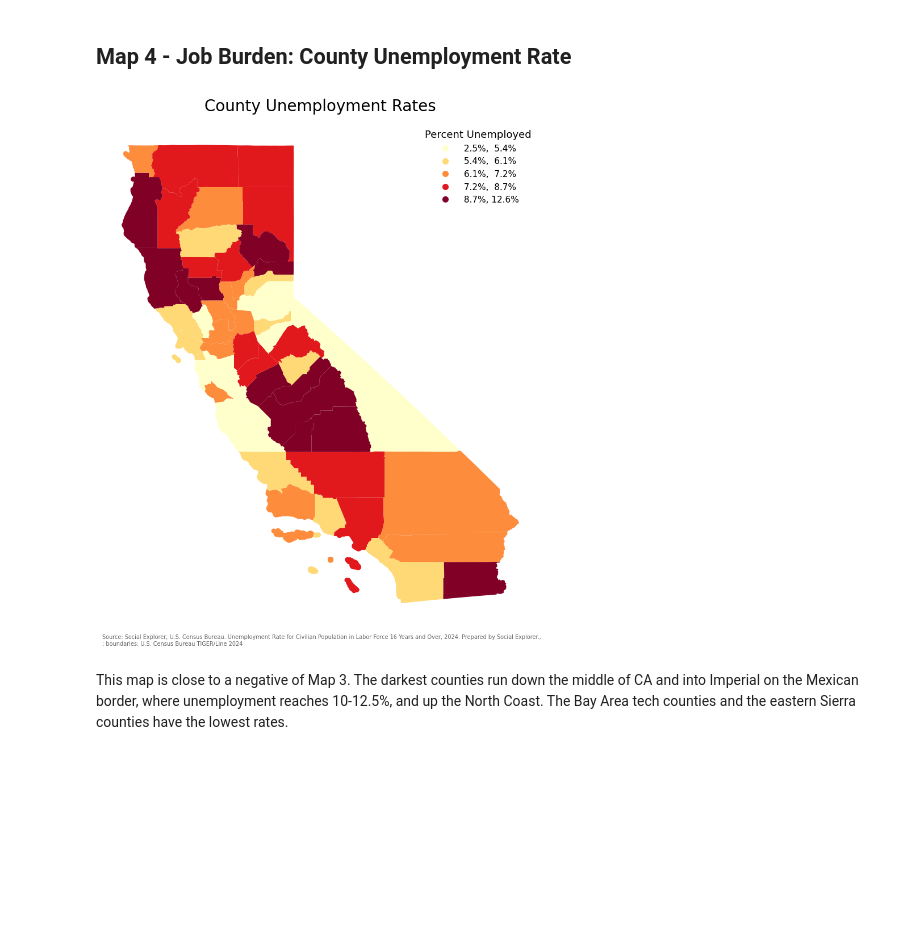
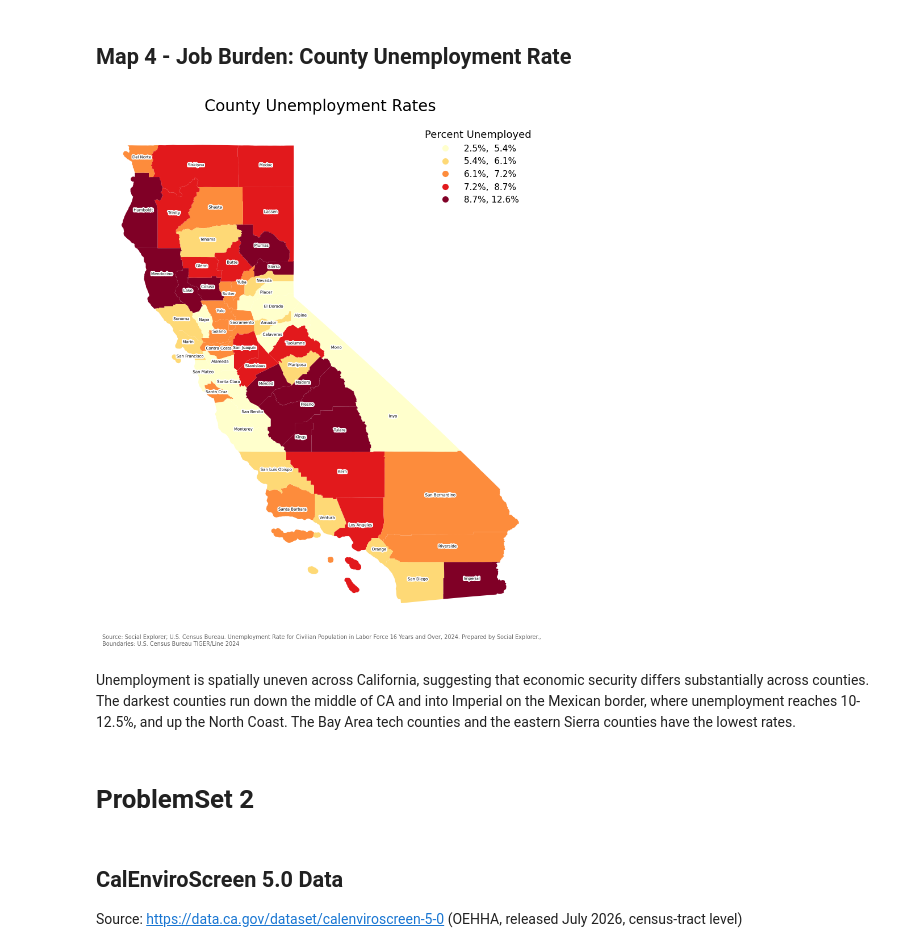
Before and after one commit to HowardChen0211/gisPy, a Jupyter notebook: ProblemSets_map.ipynb, the cells around one changed output. Saved outputs shown, nothing was run; the diff lists cells and outputs as text; code cells hidden in the pictures; blank space fills up the shorter version.

```diff
--- a/ProblemSets_map.ipynb
+++ b/ProblemSets_map.ipynb
@@ -626,13 +627,21 @@ gdf.plot(
                   'markerscale': 0.8, 'frameon': False, 'fontsize': 11, "title_fontsize": 13, 'edgecolor':"black"}
 )
 
+## labels
+from matplotlib.patheffects import withStroke
+# Get centroids of the polygon geometries to place the labels
+centroids = gdf.geometry.centroid
+for x, y, label in zip(centroids.x, centroids.y, gdf.NAME):
+    ax.annotate(label, xy=(x, y), horizontalalignment='center',
+    fontsize=5, color='black', #fontweight='bold',
+    path_effects=[withStroke(linewidth=3,foreground='white')]) #ytext=(3, 3), textcoords="offset points",
+
+
 ax.set_title("Price to Income Ratio",
              fontsize=20, pad=14)
-
-
 fig.text(0.01, 0.02,
-         'Source: U.S. Census Bureau, ACS 2020–2024 5-Year Estimates via Social Explorer; '
-         '\n boundaries: U.S. Census Bureau TIGER/Line 2023 via California Open Data Portal',
+         'Source: U.S. Census Bureau, ACS 2020–2024 5-Year Estimates via Social Explorer;'
+         '\nBoundaries: U.S. Census Bureau TIGER/Line 2023 via California Open Data Portal',
          fontsize=7, color='#666666')
 
 ax.set_axis_off()
@@ -669,35 +678,47 @@ A typical home in Marin costs about **10 years** of the typical household's inco
 # %%
 # Source: https://geopandas.org/en/stable/docs/user_guide/mapping.html
 
 fig, ax = plt.subplots(1, 1, figsize=(8, 10))
 
 gdf.plot(
     ax=ax,
     column="Rate", # Data to plot
     cmap='YlOrRd', # color palette
     legend=True,
     scheme='quantiles', # k = 5, Number of classes defalut is 5
     linewidth=0.5,
     legend_kwds={"title": "Percent Unemployed", 'fmt': '{:.1f}%', 'loc': 'upper right',
                   'markerscale': 0.8, 'frameon': False, 'fontsize': 11, "title_fontsize": 13}
 )
 
+## labels
+from matplotlib.patheffects import withStroke
+# Get centroids of the polygon geometries to place the labels
+centroids = gdf.geometry.centroid
+for x, y, label in zip(centroids.x, centroids.y, gdf.NAME):
+    ax.annotate(label, xy=(x, y), horizontalalignment='center',
+    fontsize=5, color='black', #fontweight='bold',
+    path_effects=[withStroke(linewidth=3, foreground='white')]) #ytext=(3, 3), textcoords="offset points"
+
 
 ax.set_title("County Unemployment Rates",
              fontsize=20, pad=14)
-
-
 fig.text(0.02, 0.015,
          "Source: Social Explorer; U.S. Census Bureau. Unemployment Rate for Civilian Population in Labor Force 16 Years and Over, 2024. Prepared by Social Explorer., "
-         "\n; boundaries: U.S. Census Bureau TIGER/Line 2024",
+         "\nBoundaries: U.S. Census Bureau TIGER/Line 2024",
          fontsize=7, color="#666666")
 
 ax.set_axis_off()
 ax.set_xticks([])
 ax.set_yticks([])
 fig.tight_layout()
 plt.show()
 # %% [output]
-[figure, old version]
+[figure, new version]
 # %% [markdown]
-This map is close to a negative of Map 3. The darkest counties run down the middle of CA and into Imperial on the Mexican border, where unemployment reaches 10-12.5%, and up the North Coast. The Bay Area tech counties and the eastern Sierra counties have the lowest rates.
+Unemployment is spatially uneven across California, suggesting that economic security differs substantially across counties. The darkest counties run down the middle of CA and into Imperial on the Mexican border, where unemployment reaches 10-12.5%, and up the North Coast. The Bay Area tech counties and the eastern Sierra counties have the lowest rates.
+# %% [markdown]
+# ProblemSet 2
+# %% [markdown]
+## CalEnviroScreen 5.0 Data
+Source: https://data.ca.gov/dataset/calenviroscreen-5-0 (OEHHA, released July 2026, census-tract level)
```
Also changed, not shown: parts of 40 cells of this notebook.
